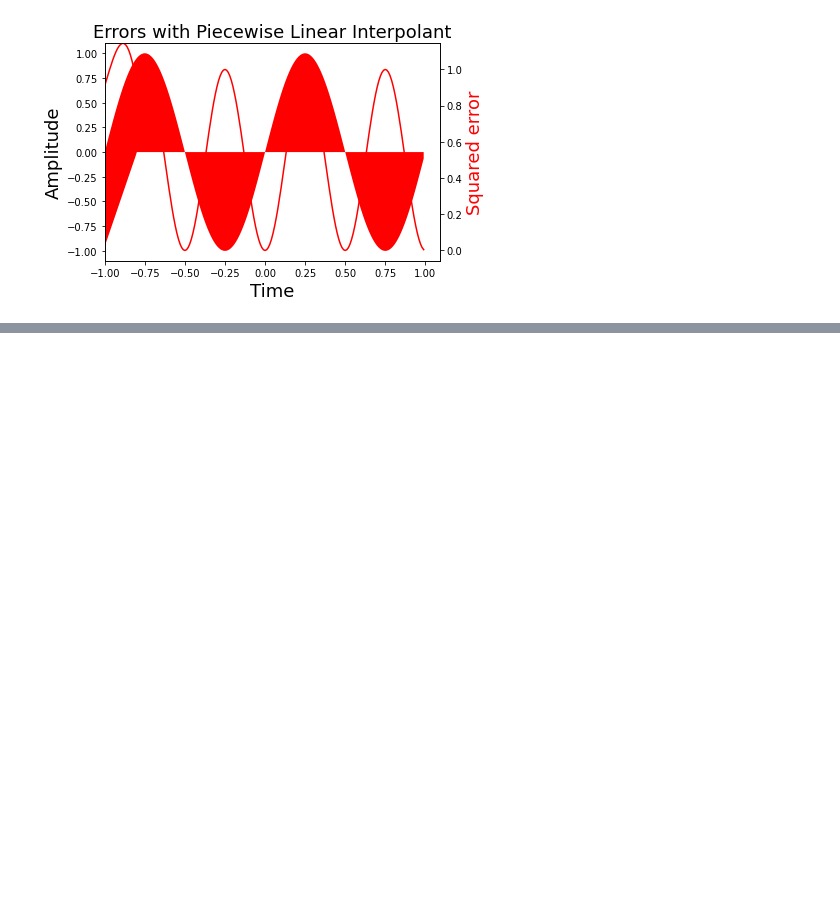
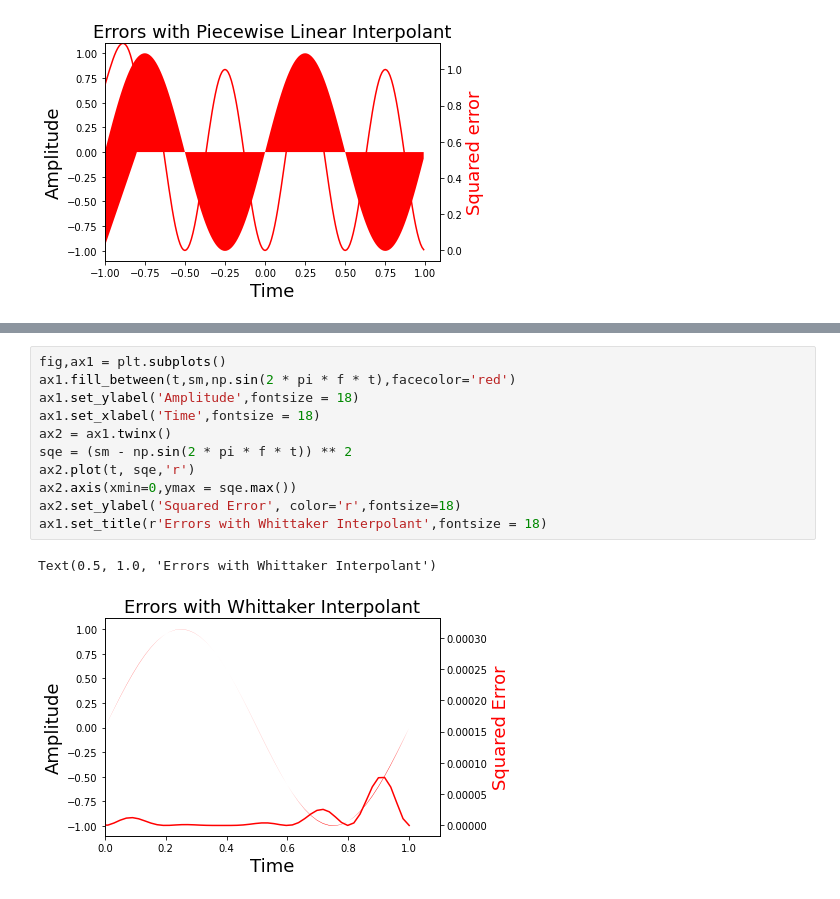
Before and after one commit to hazemMondy/signal-processing, a Jupyter notebook: ch1.ipynb, the cells around one changed output, grey strips where cells are left out. Drawn from its saved outputs; the diff is of its cells as text; blank space fills up the shorter version.

```diff
--- a/ch1.ipynb
+++ b/ch1.ipynb
@@ -61,0 +77,14 @@ ax1.set_title('Errors with Piecewise Linear Interpolant',fontsize=18);
+# %%
+fig,ax1 = plt.subplots()
+ax1.fill_between(t,sm,np.sin(2 * pi * f * t),facecolor='red')
+ax1.set_ylabel('Amplitude',fontsize = 18)
+ax1.set_xlabel('Time',fontsize = 18)
+ax2 = ax1.twinx()
+sqe = (sm - np.sin(2 * pi * f * t)) ** 2
+ax2.plot(t, sqe,'r')
+ax2.axis(xmin=0,ymax = sqe.max())
+ax2.set_ylabel('Squared Error', color='r',fontsize=18)
+ax1.set_title(r'Errors with Whittaker Interpolant',fontsize = 18)
+# %% [output]
+Text(0.5, 1.0, 'Errors with Whittaker Interpolant')
+[figure, added]
```
Also changed, not shown: parts of 6 cells of this notebook.
